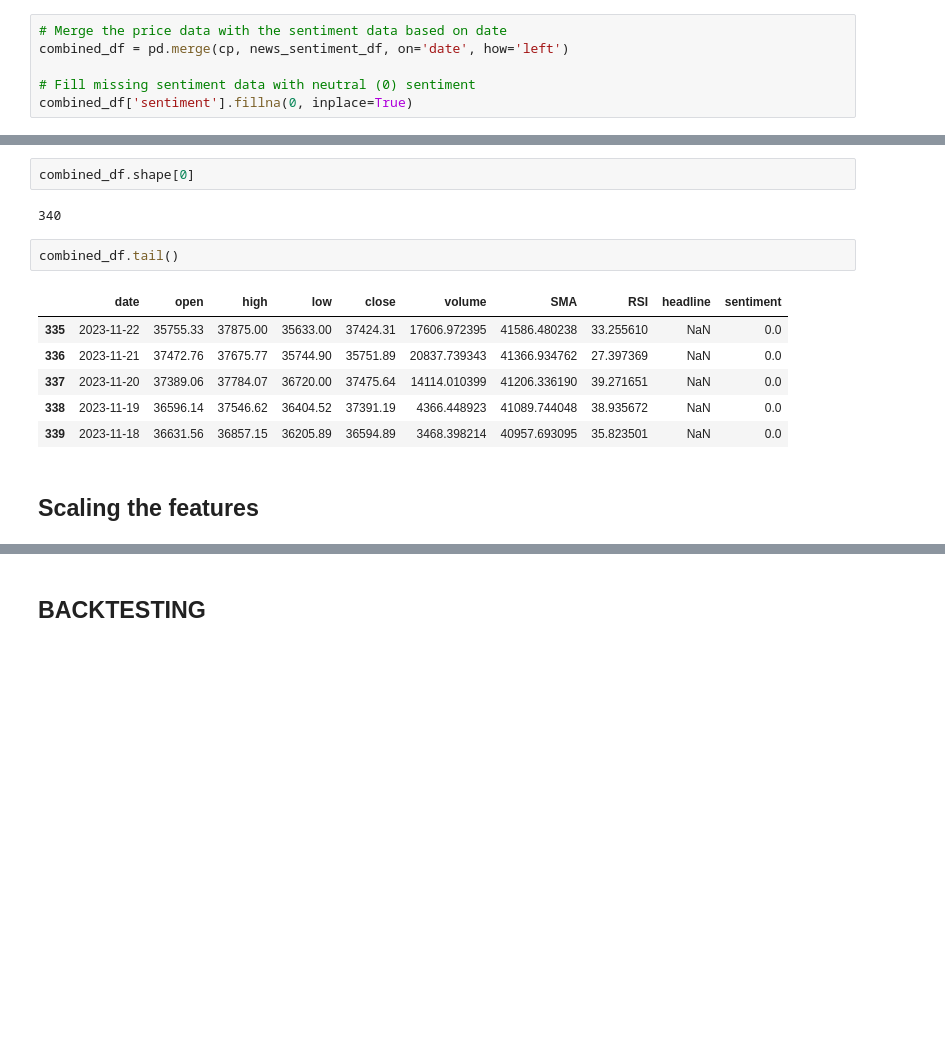
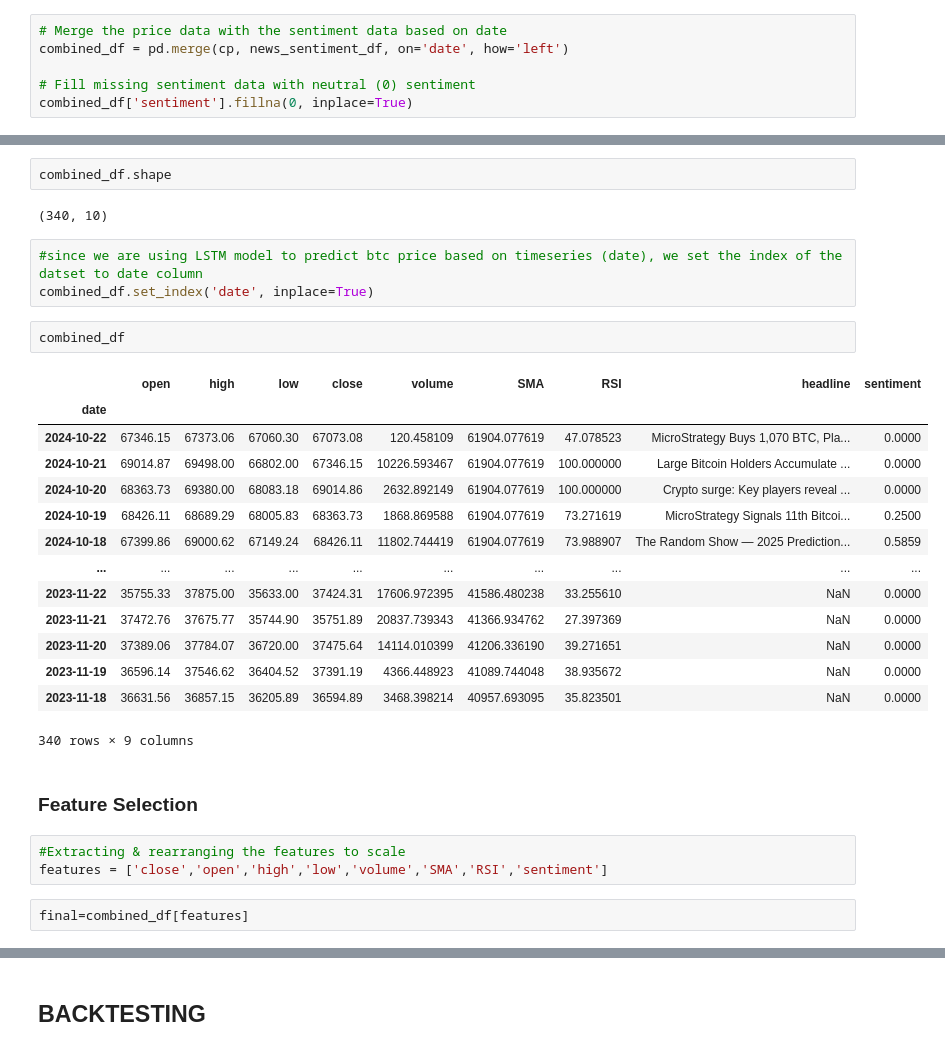
Before and after one commit to stealth44/market_automation, a Jupyter notebook: market_automate.ipynb, the cells around one changed output, grey strips where cells are left out. Saved outputs shown, nothing was run; the diff lists cells and outputs as text; blank space fills up the shorter version.

```diff
--- a/market_automate.ipynb
+++ b/market_automate.ipynb
@@ -261,16 +260,32 @@ combined_df.head()
 | 4 | 2024-10-18 | 67399.86 | 69000.62 | 67149.24 | 68426.11 | 11802.744419 | 61904.077619 | 73.988907 | The Random Show — 2025 Prediction... | 0.5859 |
 # %%
-combined_df.shape[0]
+combined_df.shape
 # %% [output]
-340
+(340, 10)
+# %%
+#since we are using LSTM model to predict btc price based on timeseries (date), we set the index of the datset to date column
+combined_df.set_index('date', inplace=True)
 # %%
-combined_df.tail()
+combined_df
 # %% [output]
-|  | date | open | high | low | close | volume | SMA | RSI | headline | sentiment |
-| 335 | 2023-11-22 | 35755.33 | 37875.00 | 35633.00 | 37424.31 | 17606.972395 | 41586.480238 | 33.255610 | NaN | 0.0 |
-| 336 | 2023-11-21 | 37472.76 | 37675.77 | 35744.90 | 35751.89 | 20837.739343 | 41366.934762 | 27.397369 | NaN | 0.0 |
-| 337 | 2023-11-20 | 37389.06 | 37784.07 | 36720.00 | 37475.64 | 14114.010399 | 41206.336190 | 39.271651 | NaN | 0.0 |
-| 338 | 2023-11-19 | 36596.14 | 37546.62 | 36404.52 | 37391.19 | 4366.448923 | 41089.744048 | 38.935672 | NaN | 0.0 |
-| 339 | 2023-11-18 | 36631.56 | 36857.15 | 36205.89 | 36594.89 | 3468.398214 | 40957.693095 | 35.823501 | NaN | 0.0 |
+|  | open | high | low | close | volume | SMA | RSI | headline | sentiment |
+| date |  |  |  |  |  |  |  |  |  |
+| 2024-10-22 | 67346.15 | 67373.06 | 67060.30 | 67073.08 | 120.458109 | 61904.077619 | 47.078523 | MicroStrategy Buys 1,070 BTC, Pla... | 0.0000 |
+| 2024-10-21 | 69014.87 | 69498.00 | 66802.00 | 67346.15 | 10226.593467 | 61904.077619 | 100.000000 | Large Bitcoin Holders Accumulate ... | 0.0000 |
+| 2024-10-20 | 68363.73 | 69380.00 | 68083.18 | 69014.86 | 2632.892149 | 61904.077619 | 100.000000 | Crypto surge: Key players reveal ... | 0.0000 |
+| 2024-10-19 | 68426.11 | 68689.29 | 68005.83 | 68363.73 | 1868.869588 | 61904.077619 | 73.271619 | MicroStrategy Signals 11th Bitcoi... | 0.2500 |
+| 2024-10-18 | 67399.86 | 69000.62 | 67149.24 | 68426.11 | 11802.744419 | 61904.077619 | 73.988907 | The Random Show — 2025 Prediction... | 0.5859 |
+| ... | ... | ... | ... | ... | ... | ... | ... | ... | ... |
+| 2023-11-22 | 35755.33 | 37875.00 | 35633.00 | 37424.31 | 17606.972395 | 41586.480238 | 33.255610 | NaN | 0.0000 |
+| 2023-11-21 | 37472.76 | 37675.77 | 35744.90 | 35751.89 | 20837.739343 | 41366.934762 | 27.397369 | NaN | 0.0000 |
+| 2023-11-20 | 37389.06 | 37784.07 | 36720.00 | 37475.64 | 14114.010399 | 41206.336190 | 39.271651 | NaN | 0.0000 |
+| 2023-11-19 | 36596.14 | 37546.62 | 36404.52 | 37391.19 | 4366.448923 | 41089.744048 | 38.935672 | NaN | 0.0000 |
+| 2023-11-18 | 36631.56 | 36857.15 | 36205.89 | 36594.89 | 3468.398214 | 40957.693095 | 35.823501 | NaN | 0.0000 |
+340 rows × 9 columns
-# %% [markdown]
-## Scaling the features
+# %% [markdown]
+### Feature Selection
+# %%
+#Extracting & rearranging the features to scale
+features = ['close','open','high','low','volume','SMA','RSI','sentiment']
+# %%
+final=combined_df[features]
```
Also changed, not shown: parts of 75 cells of this notebook, 1 other file.
